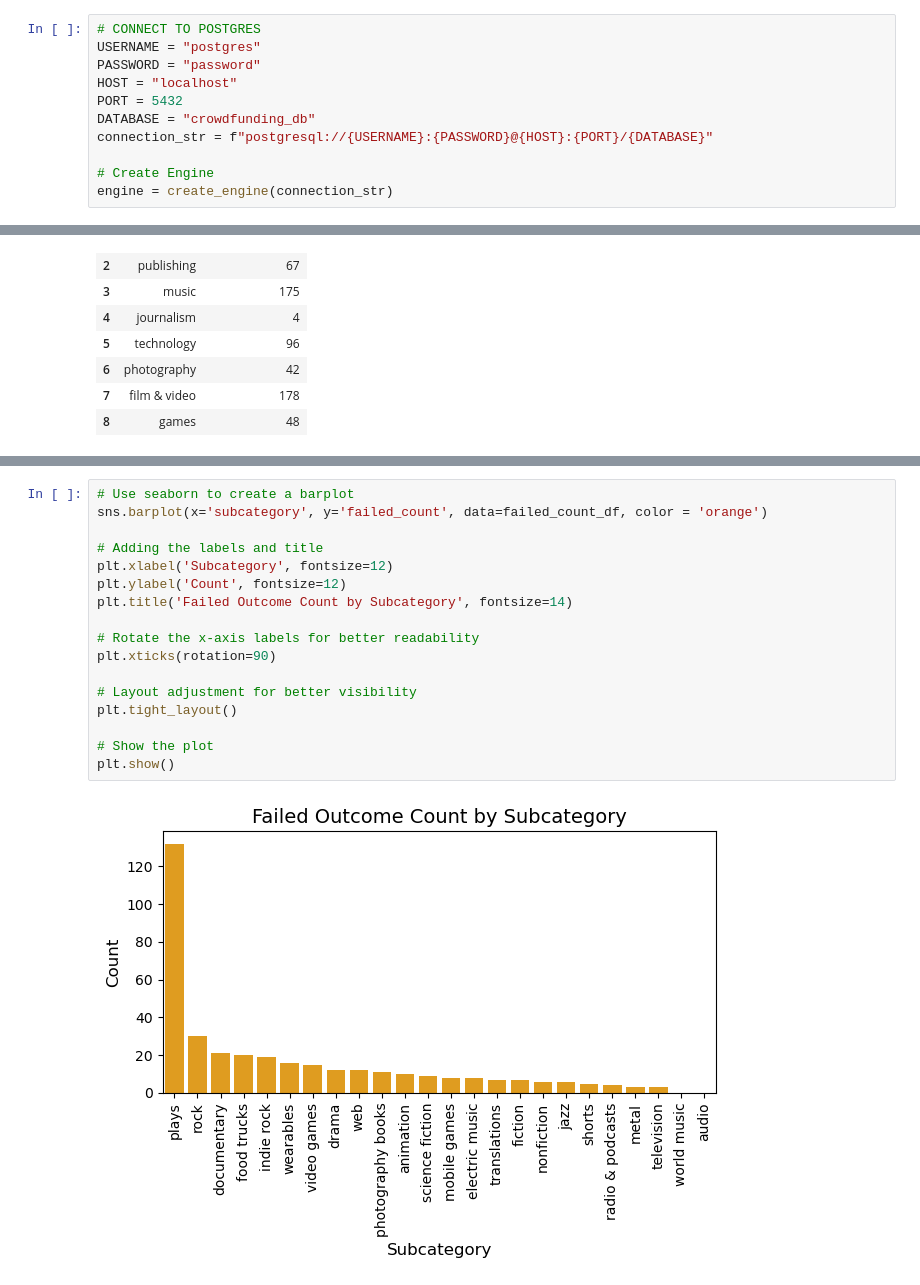
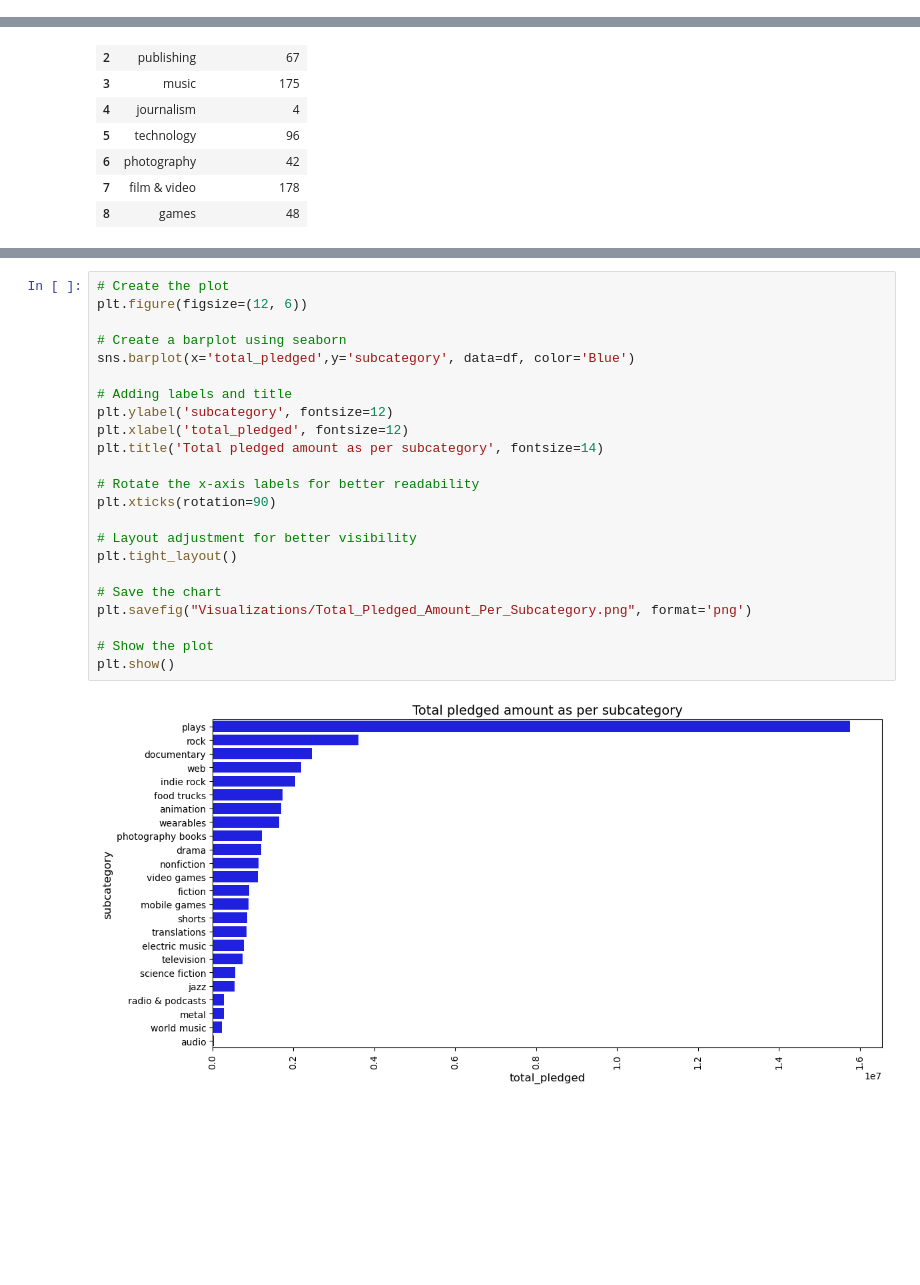
Before and after one commit to kuhladriana/Project_2--Group-03, a Jupyter notebook: Submission- Crowdfunding ETL/Notebooks/crowdfunding_analysis.ipynb, the cells around one changed output, grey strips where cells are left out. Drawn from its saved outputs; the diff is of its cells as text; blank space fills up the shorter version.

```diff
--- a/Submission- Crowdfunding ETL/Notebooks/crowdfunding_analysis.ipynb
+++ b/Submission- Crowdfunding ETL/Notebooks/crowdfunding_analysis.ipynb
@@ -12,14 +12,3 @@ import seaborn as sns
 from sqlalchemy import create_engine, inspect, text, func
 from sqlalchemy.orm import Session
 from sqlalchemy.ext.automap import automap_base
-# %%
-# CONNECT TO POSTGRES
-USERNAME = "postgres"
-PASSWORD = "password"
-HOST = "localhost"
-PORT = 5432
-DATABASE = "crowdfunding_db"
-connection_str = f"postgresql://{USERNAME}:{PASSWORD}@{HOST}:{PORT}/{DATABASE}"
-
-# Create Engine
-engine = create_engine(connection_str)
@@ -313,19 +318,25 @@ failed_count_df
 # %%
-# Use seaborn to create a barplot
-sns.barplot(x='subcategory', y='failed_count', data=failed_count_df, color = 'orange')
+# Create the plot
+plt.figure(figsize=(12, 6))
 
-# Adding the labels and title
-plt.xlabel('Subcategory', fontsize=12)
-plt.ylabel('Count', fontsize=12)
-plt.title('Failed Outcome Count by Subcategory', fontsize=14)
+# Create a barplot using seaborn
+sns.barplot(x='total_pledged',y='subcategory', data=df, color='Blue')
+
+# Adding labels and title
+plt.ylabel('subcategory', fontsize=12)
+plt.xlabel('total_pledged', fontsize=12)
+plt.title('Total pledged amount as per subcategory', fontsize=14)
 
 # Rotate the x-axis labels for better readability
 plt.xticks(rotation=90)
 
 # Layout adjustment for better visibility
 plt.tight_layout()
 
+# Save the chart
+plt.savefig("Visualizations/Total_Pledged_Amount_Per_Subcategory.png", format='png')
+
 # Show the plot
 plt.show()
 # %% [output]
-[figure, old version]
+[figure, new version]
```
Also changed, not shown: parts of 22 cells of this notebook.
